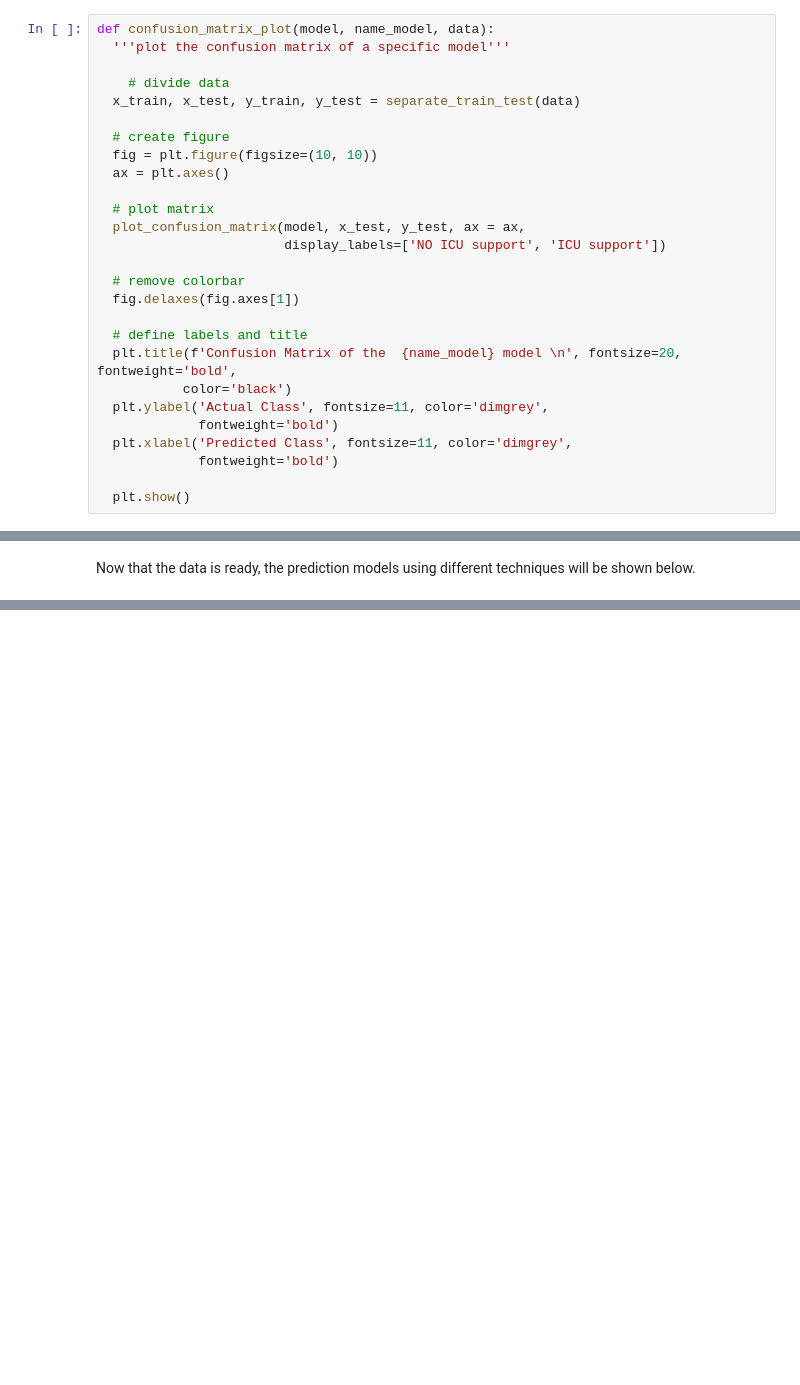
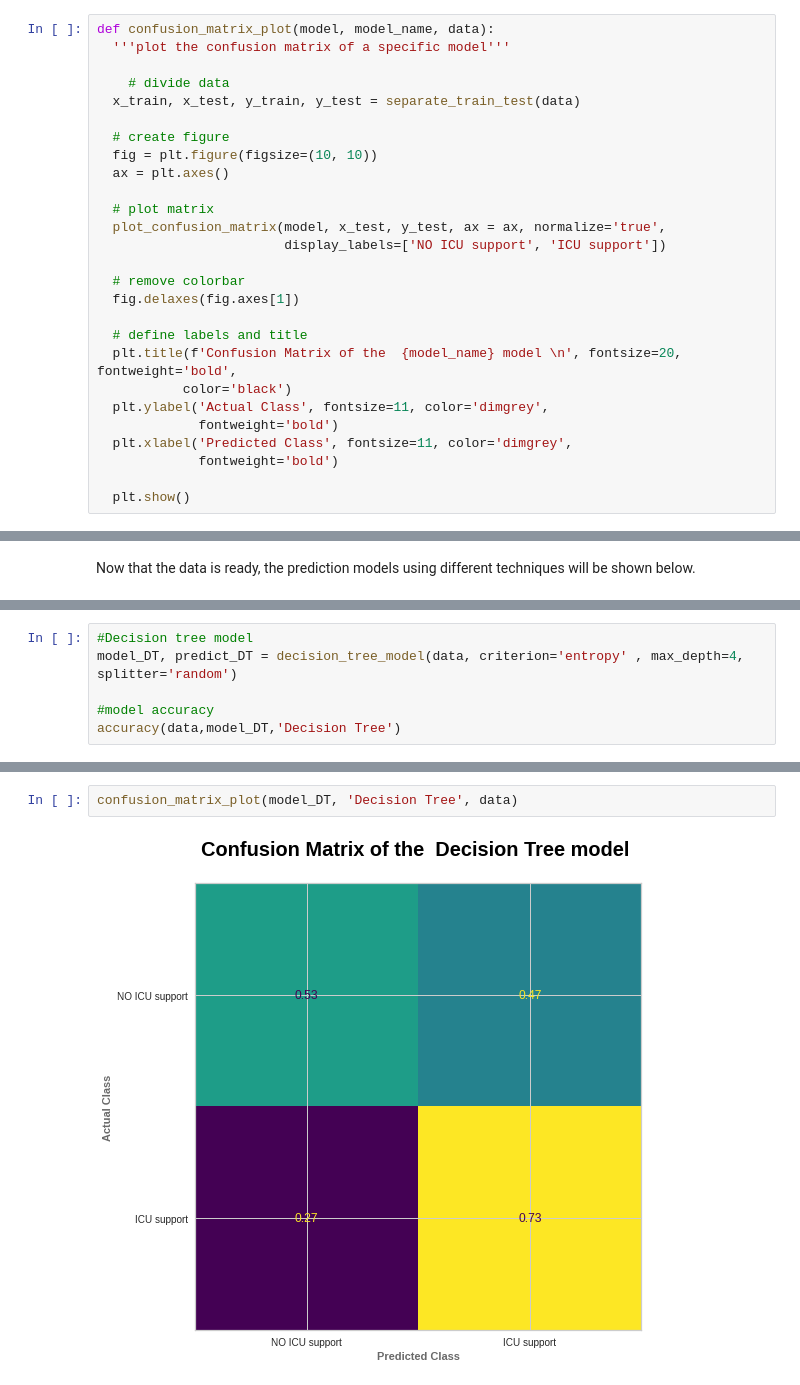
Before and after one commit to IgorQuaresma/SirioLibanesKaggle, a Jupyter notebook: Notebooks/Bootcamp_PF_MachineLearningModel.ipynb, the cells around one changed output, grey strips where cells are left out. Cells and saved outputs as stored; diff of their text form; blank space fills up the shorter version.

```diff
--- a/Notebooks/Bootcamp_PF_MachineLearningModel.ipynb
+++ b/Notebooks/Bootcamp_PF_MachineLearningModel.ipynb
@@ -190,7 +178,7 @@ def roc_plot(model, name_model, data):
 
   plt.show()
 # %%
-def confusion_matrix_plot(model, name_model, data):
+def confusion_matrix_plot(model, model_name, data):
   '''plot the confusion matrix of a specific model'''
 
     # divide data
@@ -201,14 +189,14 @@ def confusion_matrix_plot(model, name_model, data):
   ax = plt.axes()
 
   # plot matrix
-  plot_confusion_matrix(model, x_test, y_test, ax = ax,
+  plot_confusion_matrix(model, x_test, y_test, ax = ax, normalize='true',
                         display_labels=['NO ICU support', 'ICU support'])
 
   # remove colorbar
   fig.delaxes(fig.axes[1])
 
   # define labels and title
-  plt.title(f'Confusion Matrix of the  {name_model} model \n', fontsize=20, fontweight='bold',
+  plt.title(f'Confusion Matrix of the  {model_name} model \n', fontsize=20, fontweight='bold',
            color='black')
   plt.ylabel('Actual Class', fontsize=11, color='dimgrey',
              fontweight='bold')
@@ -241,0 +284,6 @@ Now that the data is ready, the prediction models using different techniques wil
+# %%
+#Decision tree model
+model_DT, predict_DT = decision_tree_model(data, criterion='entropy' , max_depth=4, splitter='random')
+
+#model accuracy
+accuracy(data,model_DT,'Decision Tree')
@@ -241,0 +292,4 @@ Now that the data is ready, the prediction models using different techniques wil
+# %%
+confusion_matrix_plot(model_DT, 'Decision Tree', data)
+# %% [output]
+[figure, added]
```
Also changed, not shown: parts of 47 cells of this notebook.
